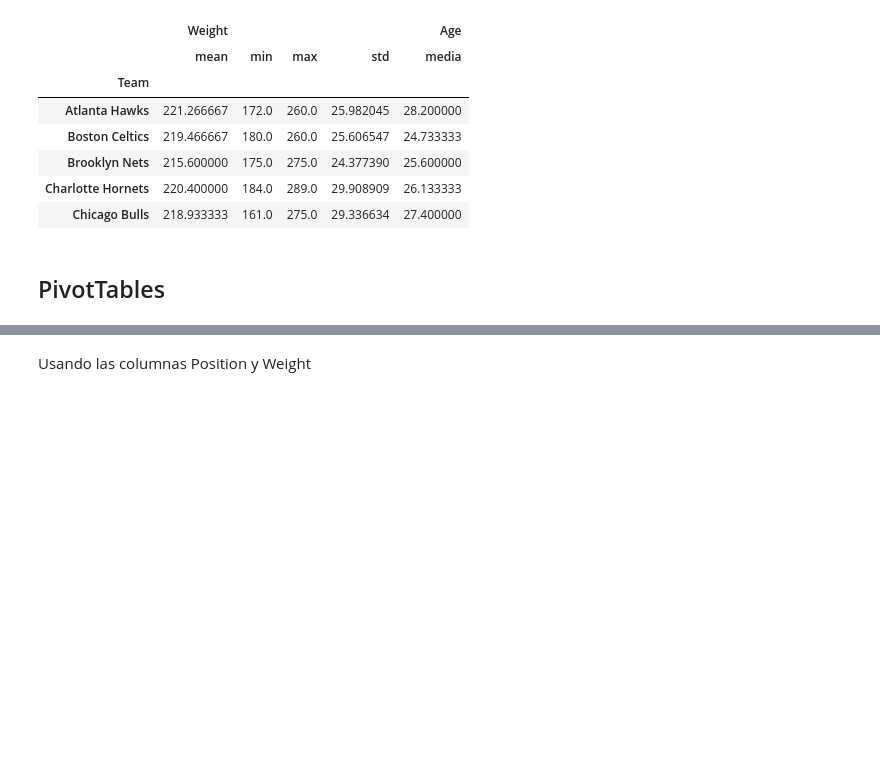
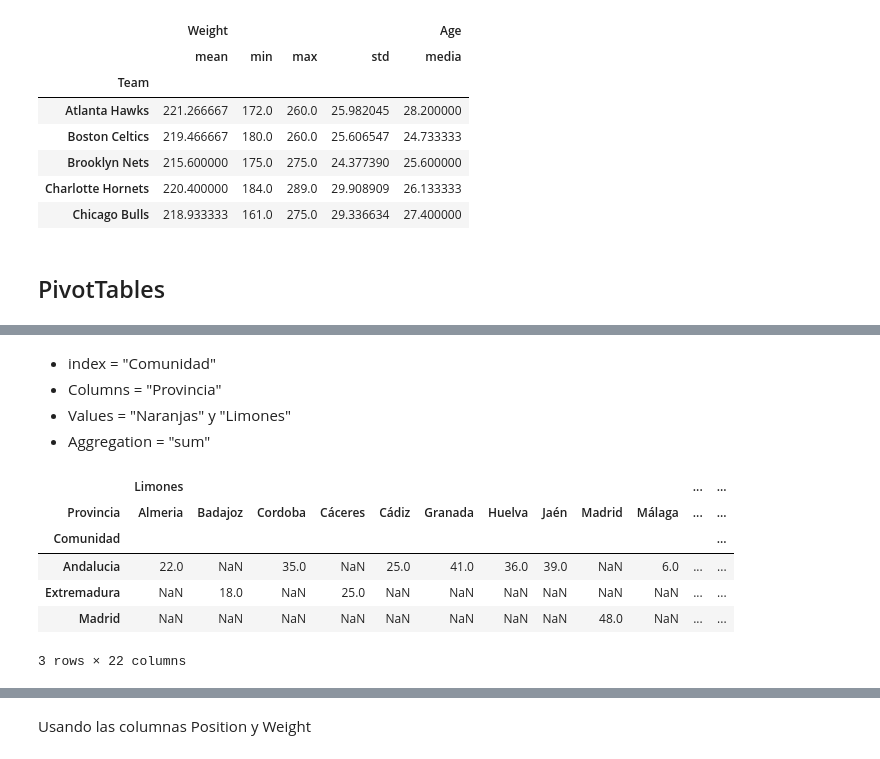
Before and after one commit to alfonso-santos/Intro-Python-Finanzas-2023, a Jupyter notebook: 4_pandas/4_7_combinar_juntar.ipynb, the cells around one changed output, grey strips where cells are left out. Cells and saved outputs as stored; diff of their text form; code cells hidden in the pictures; blank space fills up the shorter version.

Commit message:
Mejor explicación Pivot Tables

```diff
--- a/4_pandas/4_7_combinar_juntar.ipynb
+++ b/4_pandas/4_7_combinar_juntar.ipynb
@@ -405,0 +408,25 @@ result_nba.head()
+# %%
+import numpy as np
+import pandas as pd
+
+df = pd.DataFrame(
+    [
+        {"Comunidad":"Madrid", "Provincia":"Madrid"},
+        {"Comunidad":"Andalucia", "Provincia":"Huelva"},
+        {"Comunidad":"Andalucia", "Provincia":"Sevilla"},
+        {"Comunidad":"Andalucia", "Provincia":"Cordoba"},
+        {"Comunidad":"Andalucia", "Provincia":"Jaén"},
+        {"Comunidad":"Andalucia", "Provincia":"Cádiz"},
+        {"Comunidad":"Andalucia", "Provincia":"Málaga"},
+        {"Comunidad":"Andalucia", "Provincia":"Granada"},
+        {"Comunidad":"Andalucia", "Provincia":"Almeria"},
+        {"Comunidad":"Extremadura", "Provincia":"Cáceres"},
+        {"Comunidad":"Extremadura", "Provincia":"Badajoz"}
+    ]
+)
+
+rng = np.random.default_rng(42)
+df.loc[:,"Naranjas"] = rng.integers(0, 150, size=df.shape[0])
+df.loc[:,"Limones"] = rng.integers(0, 50, size=df.shape[0])
+
+df
@@ -405,0 +461,16 @@ result_nba.head()
+# %% [markdown]
+* index = "Comunidad"
+* Columns = "Provincia"
+* Values = "Naranjas" y "Limones"
+* Aggregation = "sum"
+# %%
+# Aquí la función "sum" no importa, solo vemos cómo pivotan los datos
+df.pivot_table(index="Comunidad", columns="Provincia", values=["Naranjas", "Limones"], aggfunc="sum")
+# %% [output]
+|  | Limones |  |  |  |  |  |  |  |  |  | ... | ... |
+| Provincia | Almeria | Badajoz | Cordoba | Cáceres | Cádiz | Granada | Huelva | Jaén | Madrid | Málaga | ... | ... |
+| Comunidad |  |  |  |  |  |  |  |  |  |  |  | ... |
+| Andalucia | 22.0 | NaN | 35.0 | NaN | 25.0 | 41.0 | 36.0 | 39.0 | NaN | 6.0 | ... | ... |
+| Extremadura | NaN | 18.0 | NaN | 25.0 | NaN | NaN | NaN | NaN | NaN | NaN | ... | ... |
+| Madrid | NaN | NaN | NaN | NaN | NaN | NaN | NaN | NaN | 48.0 | NaN | ... | ... |
+3 rows × 22 columns
```
Also changed, not shown: parts of 10 cells of this notebook.
